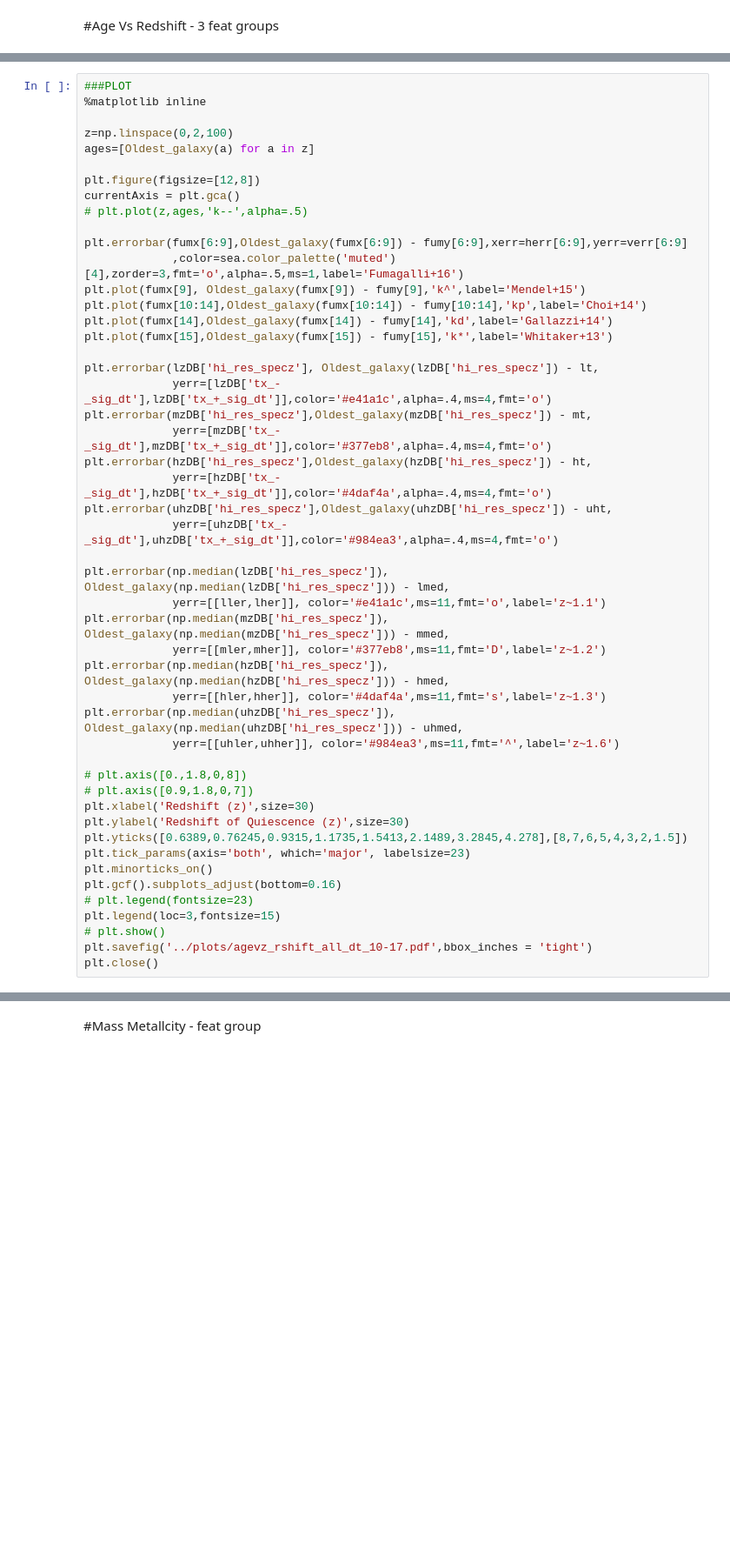
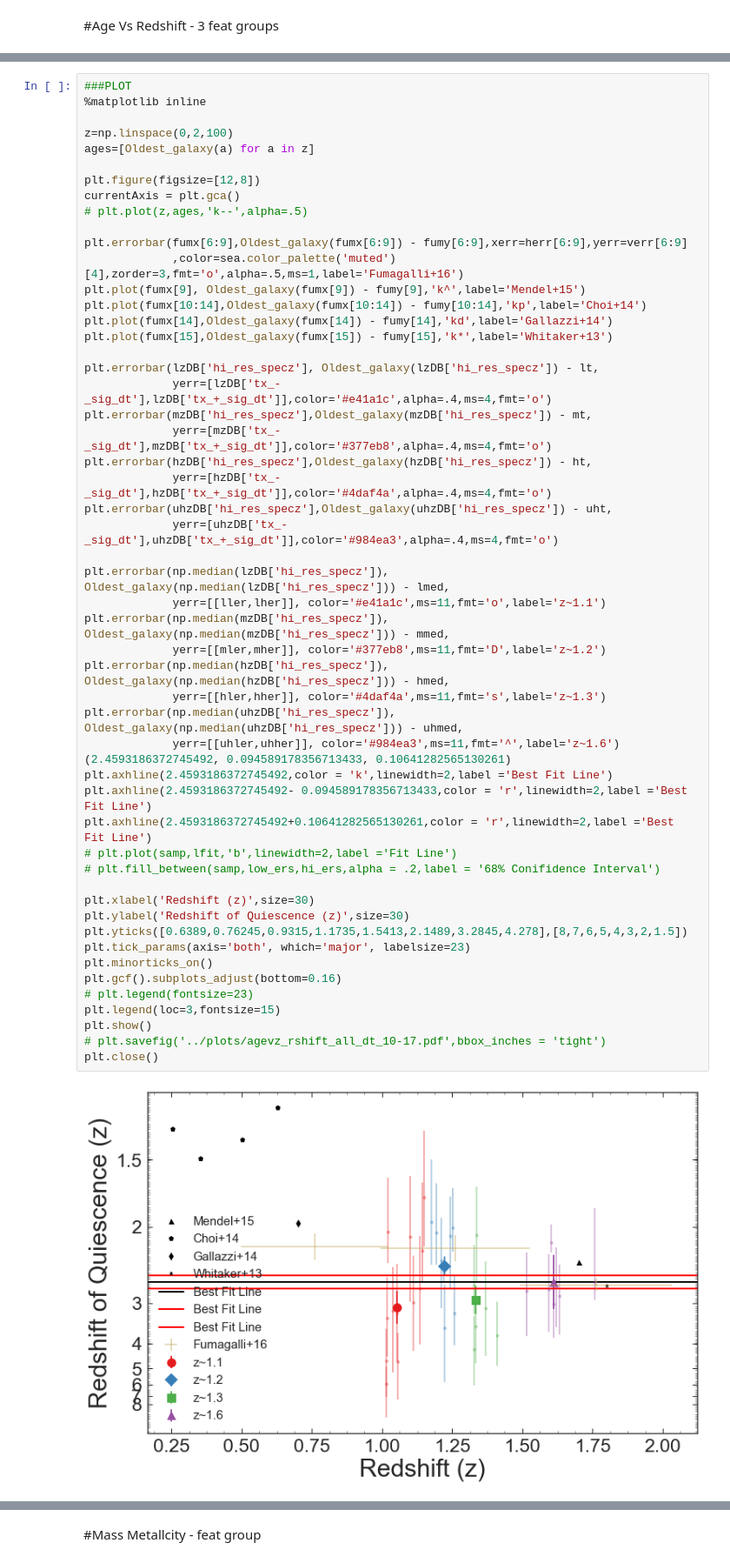
Before and after one commit to Vince-ec/Quiescent_analysis, a Jupyter notebook: scripts/important_plots.ipynb, the cells around one changed output, grey strips where cells are left out. Shown at 87% size. Drawn from its saved outputs; the diff is of its cells as text; blank space fills up the shorter version.

Commit message:
oct 26-added plots

```diff
--- a/scripts/important_plots.ipynb
+++ b/scripts/important_plots.ipynb
@@ -563,34 +601,40 @@ plt.plot(fumx[10:14],Oldest_galaxy(fumx[10:14]) - fumy[10:14],'kp',label='Choi+1
 plt.plot(fumx[14],Oldest_galaxy(fumx[14]) - fumy[14],'kd',label='Gallazzi+14')
 plt.plot(fumx[15],Oldest_galaxy(fumx[15]) - fumy[15],'k*',label='Whitaker+13')
 
 plt.errorbar(lzDB['hi_res_specz'], Oldest_galaxy(lzDB['hi_res_specz']) - lt,
              yerr=[lzDB['tx_-_sig_dt'],lzDB['tx_+_sig_dt']],color='#e41a1c',alpha=.4,ms=4,fmt='o')
 plt.errorbar(mzDB['hi_res_specz'],Oldest_galaxy(mzDB['hi_res_specz']) - mt,
              yerr=[mzDB['tx_-_sig_dt'],mzDB['tx_+_sig_dt']],color='#377eb8',alpha=.4,ms=4,fmt='o')
 plt.errorbar(hzDB['hi_res_specz'],Oldest_galaxy(hzDB['hi_res_specz']) - ht,
              yerr=[hzDB['tx_-_sig_dt'],hzDB['tx_+_sig_dt']],color='#4daf4a',alpha=.4,ms=4,fmt='o')
 plt.errorbar(uhzDB['hi_res_specz'],Oldest_galaxy(uhzDB['hi_res_specz']) - uht,
              yerr=[uhzDB['tx_-_sig_dt'],uhzDB['tx_+_sig_dt']],color='#984ea3',alpha=.4,ms=4,fmt='o')
 
 plt.errorbar(np.median(lzDB['hi_res_specz']), Oldest_galaxy(np.median(lzDB['hi_res_specz'])) - lmed,
              yerr=[[ller,lher]], color='#e41a1c',ms=11,fmt='o',label='z~1.1')
 plt.errorbar(np.median(mzDB['hi_res_specz']), Oldest_galaxy(np.median(mzDB['hi_res_specz'])) - mmed,
              yerr=[[mler,mher]], color='#377eb8',ms=11,fmt='D',label='z~1.2')
 plt.errorbar(np.median(hzDB['hi_res_specz']), Oldest_galaxy(np.median(hzDB['hi_res_specz'])) - hmed,
              yerr=[[hler,hher]], color='#4daf4a',ms=11,fmt='s',label='z~1.3')
 plt.errorbar(np.median(uhzDB['hi_res_specz']), Oldest_galaxy(np.median(uhzDB['hi_res_specz'])) - uhmed,
              yerr=[[uhler,uhher]], color='#984ea3',ms=11,fmt='^',label='z~1.6')
+(2.4593186372745492, 0.094589178356713433, 0.10641282565130261)
+plt.axhline(2.4593186372745492,color = 'k',linewidth=2,label ='Best Fit Line')
+plt.axhline(2.4593186372745492- 0.094589178356713433,color = 'r',linewidth=2,label ='Best Fit Line')
+plt.axhline(2.4593186372745492+0.10641282565130261,color = 'r',linewidth=2,label ='Best Fit Line')
+# plt.plot(samp,lfit,'b',linewidth=2,label ='Fit Line')
+# plt.fill_between(samp,low_ers,hi_ers,alpha = .2,label = '68% Conifidence Interval')
 
-# plt.axis([0.,1.8,0,8])
-# plt.axis([0.9,1.8,0,7])
 plt.xlabel('Redshift (z)',size=30)
 plt.ylabel('Redshift of Quiescence (z)',size=30)
 plt.yticks([0.6389,0.76245,0.9315,1.1735,1.5413,2.1489,3.2845,4.278],[8,7,6,5,4,3,2,1.5])
 plt.tick_params(axis='both', which='major', labelsize=23)
 plt.minorticks_on()
 plt.gcf().subplots_adjust(bottom=0.16)
 # plt.legend(fontsize=23)
 plt.legend(loc=3,fontsize=15)
-# plt.show()
-plt.savefig('../plots/agevz_rshift_all_dt_10-17.pdf',bbox_inches = 'tight')
+plt.show()
+# plt.savefig('../plots/agevz_rshift_all_dt_10-17.pdf',bbox_inches = 'tight')
 plt.close()
+# %% [output]
+[figure, added]
```
Also changed, not shown: parts of 10 cells of this notebook.
